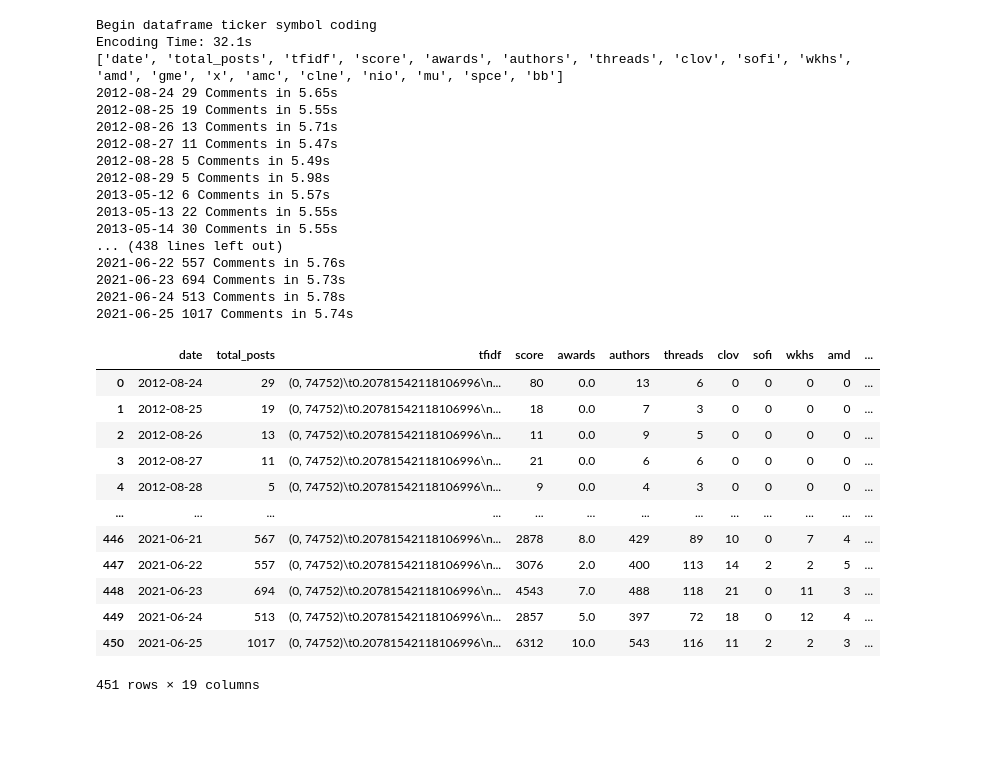
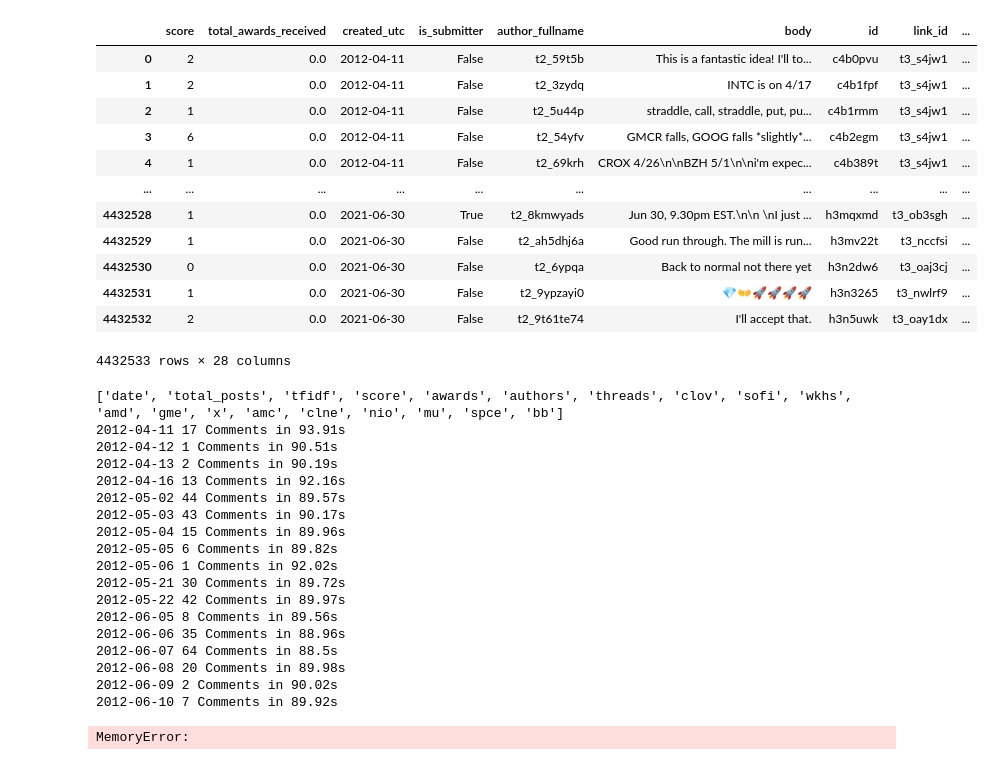
Before and after one commit to kstoneburner/DSC630_TermProject, a Jupyter notebook: 2_Process_Reddit_Data.ipynb, the cells around one changed output. Drawn from its saved outputs; the diff is of its cells as text; code cells hidden in the pictures; blank space fills up the shorter version.

```diff
--- a/2_Process_Reddit_Data.ipynb
+++ b/2_Process_Reddit_Data.ipynb
@@ -267,39 +328,41 @@ def aggregate_comments(input_df):
+# %%
+df
+# %% [output]
+|  | score | total_awards_received | created_utc | is_submitter | author_fullname | body | id | link_id | ... |
+| 0 | 2 | 0.0 | 2012-04-11 | False | t2_59t5b | This is a fantastic idea! I'll to... | c4b0pvu | t3_s4jw1 | ... |
+| 1 | 2 | 0.0 | 2012-04-11 | False | t2_3zydq | INTC is on 4/17 | c4b1fpf | t3_s4jw1 | ... |
+| 2 | 1 | 0.0 | 2012-04-11 | False | t2_5u44p | straddle, call, straddle, put, pu... | c4b1rmm | t3_s4jw1 | ... |
+| 3 | 6 | 0.0 | 2012-04-11 | False | t2_54yfv | GMCR falls, GOOG falls *slightly*... | c4b2egm | t3_s4jw1 | ... |
+| 4 | 1 | 0.0 | 2012-04-11 | False | t2_69krh | CROX 4/26\n\nBZH 5/1\n\ni'm expec... | c4b389t | t3_s4jw1 | ... |
+| ... | ... | ... | ... | ... | ... | ... | ... | ... | ... |
+| 4432528 | 1 | 0.0 | 2021-06-30 | True | t2_8kmwyads | Jun 30, 9.30pm EST.\n\n \nI just ... | h3mqxmd | t3_ob3sgh | ... |
+| 4432529 | 1 | 0.0 | 2021-06-30 | False | t2_ah5dhj6a | Good run through. The mill is run... | h3mv22t | t3_nccfsi | ... |
+| 4432530 | 0 | 0.0 | 2021-06-30 | False | t2_6ypqa | Back to normal not there yet | h3n2dw6 | t3_oaj3cj | ... |
+| 4432531 | 1 | 0.0 | 2021-06-30 | False | t2_9ypzayi0 | 💎👐🚀🚀🚀🚀 | h3n3265 | t3_nwlrf9 | ... |
+| 4432532 | 2 | 0.0 | 2021-06-30 | False | t2_9t61te74 | I'll accept that. | h3n5uwk | t3_oay1dx | ... |
+4432533 rows × 28 columns
 # %%
-#//*** Encode Comments
-df = encode_comments(raw_df)
-
 #//*** Aggregate and Process Comments
 ag_df = aggregate_comments(df)
 ag_df
 # %% [output]
-Begin dataframe ticker symbol coding
-Encoding Time: 32.1s
 ['date', 'total_posts', 'tfidf', 'score', 'awards', 'authors', 'threads', 'clov', 'sofi', 'wkhs', 'amd', 'gme', 'x', 'amc', 'clne', 'nio', 'mu', 'spce', 'bb']
-2012-08-24 29 Comments in 5.65s
-2012-08-25 19 Comments in 5.55s
-2012-08-26 13 Comments in 5.71s
-2012-08-27 11 Comments in 5.47s
-2012-08-28 5 Comments in 5.49s
-2012-08-29 5 Comments in 5.98s
-2013-05-12 6 Comments in 5.57s
-2013-05-13 22 Comments in 5.55s
-2013-05-14 30 Comments in 5.55s
-... (438 lines left out)
-2021-06-22 557 Comments in 5.76s
-2021-06-23 694 Comments in 5.73s
-2021-06-24 513 Comments in 5.78s
-2021-06-25 1017 Comments in 5.74s
+2012-04-11 17 Comments in 93.91s
+2012-04-12 1 Comments in 90.51s
+2012-04-13 2 Comments in 90.19s
+2012-04-16 13 Comments in 92.16s
+2012-05-02 44 Comments in 89.57s
+2012-05-03 43 Comments in 90.17s
+2012-05-04 15 Comments in 89.96s
+2012-05-05 6 Comments in 89.82s
+2012-05-06 1 Comments in 92.02s
+2012-05-21 30 Comments in 89.72s
+2012-05-22 42 Comments in 89.97s
+2012-06-05 8 Comments in 89.56s
+2012-06-06 35 Comments in 88.96s
+2012-06-07 64 Comments in 88.5s
+2012-06-08 20 Comments in 89.98s
+2012-06-09 2 Comments in 90.02s
+2012-06-10 7 Comments in 89.92s
-|  | date | total_posts | tfidf | score | awards | authors | threads | clov | sofi | wkhs | amd | ... |
-| 0 | 2012-08-24 | 29 | (0, 74752)\t0.20781542118106996\n... | 80 | 0.0 | 13 | 6 | 0 | 0 | 0 | 0 | ... |
-| 1 | 2012-08-25 | 19 | (0, 74752)\t0.20781542118106996\n... | 18 | 0.0 | 7 | 3 | 0 | 0 | 0 | 0 | ... |
-| 2 | 2012-08-26 | 13 | (0, 74752)\t0.20781542118106996\n... | 11 | 0.0 | 9 | 5 | 0 | 0 | 0 | 0 | ... |
-| 3 | 2012-08-27 | 11 | (0, 74752)\t0.20781542118106996\n... | 21 | 0.0 | 6 | 6 | 0 | 0 | 0 | 0 | ... |
-| 4 | 2012-08-28 | 5 | (0, 74752)\t0.20781542118106996\n... | 9 | 0.0 | 4 | 3 | 0 | 0 | 0 | 0 | ... |
-| ... | ... | ... | ... | ... | ... | ... | ... | ... | ... | ... | ... | ... |
-| 446 | 2021-06-21 | 567 | (0, 74752)\t0.20781542118106996\n... | 2878 | 8.0 | 429 | 89 | 10 | 0 | 7 | 4 | ... |
-| 447 | 2021-06-22 | 557 | (0, 74752)\t0.20781542118106996\n... | 3076 | 2.0 | 400 | 113 | 14 | 2 | 2 | 5 | ... |
-| 448 | 2021-06-23 | 694 | (0, 74752)\t0.20781542118106996\n... | 4543 | 7.0 | 488 | 118 | 21 | 0 | 11 | 3 | ... |
-| 449 | 2021-06-24 | 513 | (0, 74752)\t0.20781542118106996\n... | 2857 | 5.0 | 397 | 72 | 18 | 0 | 12 | 4 | ... |
-| 450 | 2021-06-25 | 1017 | (0, 74752)\t0.20781542118106996\n... | 6312 | 10.0 | 543 | 116 | 11 | 2 | 2 | 3 | ... |
-451 rows × 19 columns
+MemoryError:
 # %%
```
Also changed, not shown: parts of 8 cells of this notebook, 8 other files.
